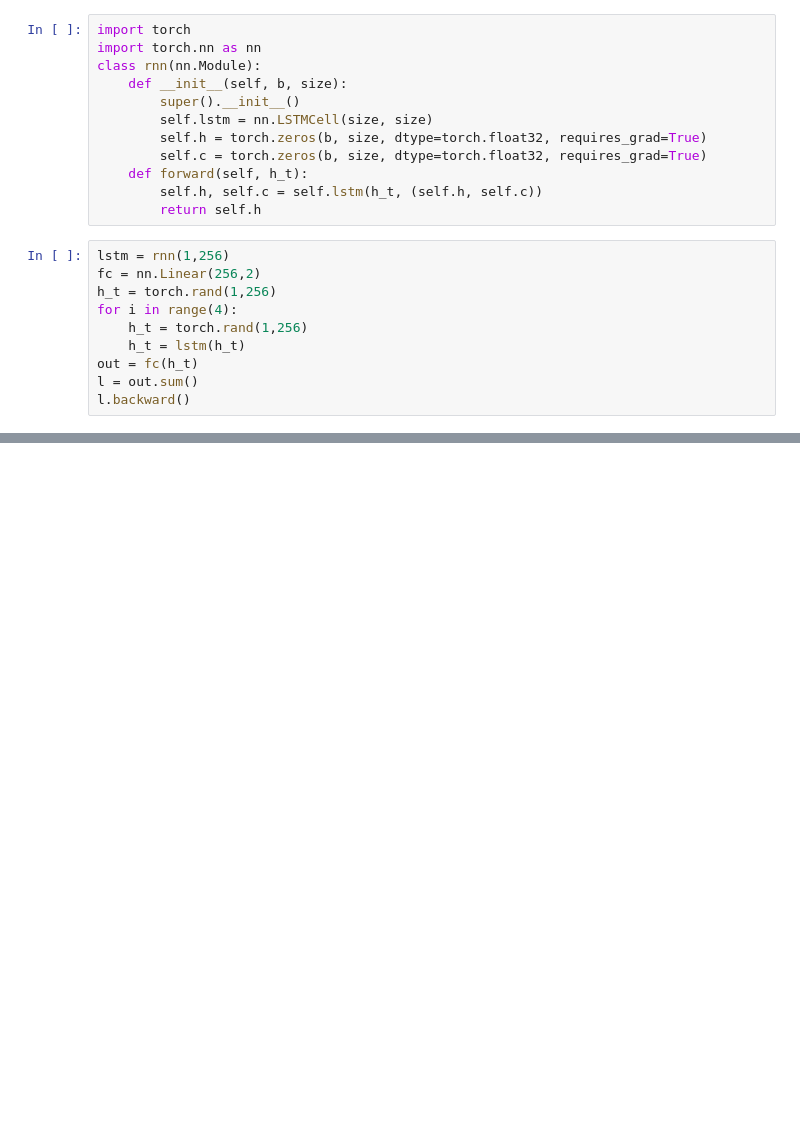
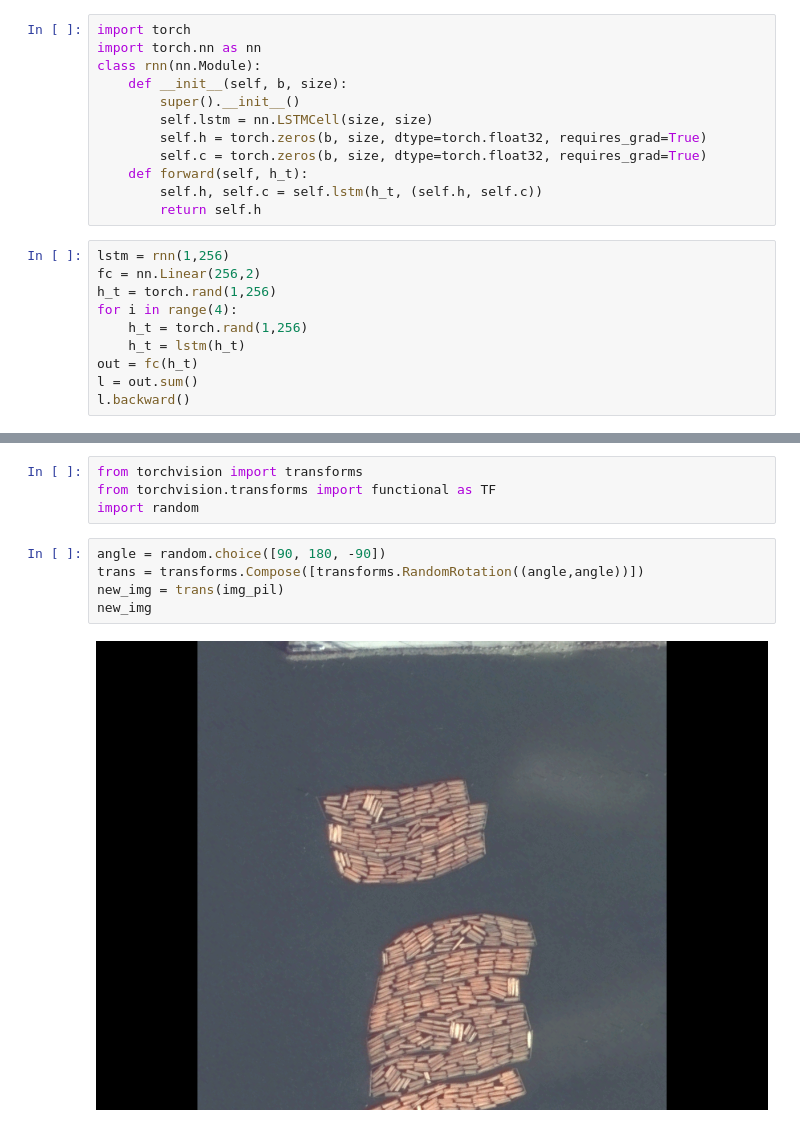
Before and after one commit to cyccchs/cmap, a Jupyter notebook: unit_test.ipynb, the cells around one changed output, grey strips where cells are left out. Cells and saved outputs as stored; diff of their text form; blank space fills up the shorter version.

```diff
--- a/unit_test.ipynb
+++ b/unit_test.ipynb
@@ -223,0 +253,11 @@ l.backward()
+# %%
+from torchvision import transforms
+from torchvision.transforms import functional as TF
+import random
+# %%
+angle = random.choice([90, 180, -90])
+trans = transforms.Compose([transforms.RandomRotation((angle,angle))])
+new_img = trans(img_pil)
+new_img
+# %% [output]
+[figure, added]
```
Also changed, not shown: parts of 3 cells of this notebook, 12 other files.
